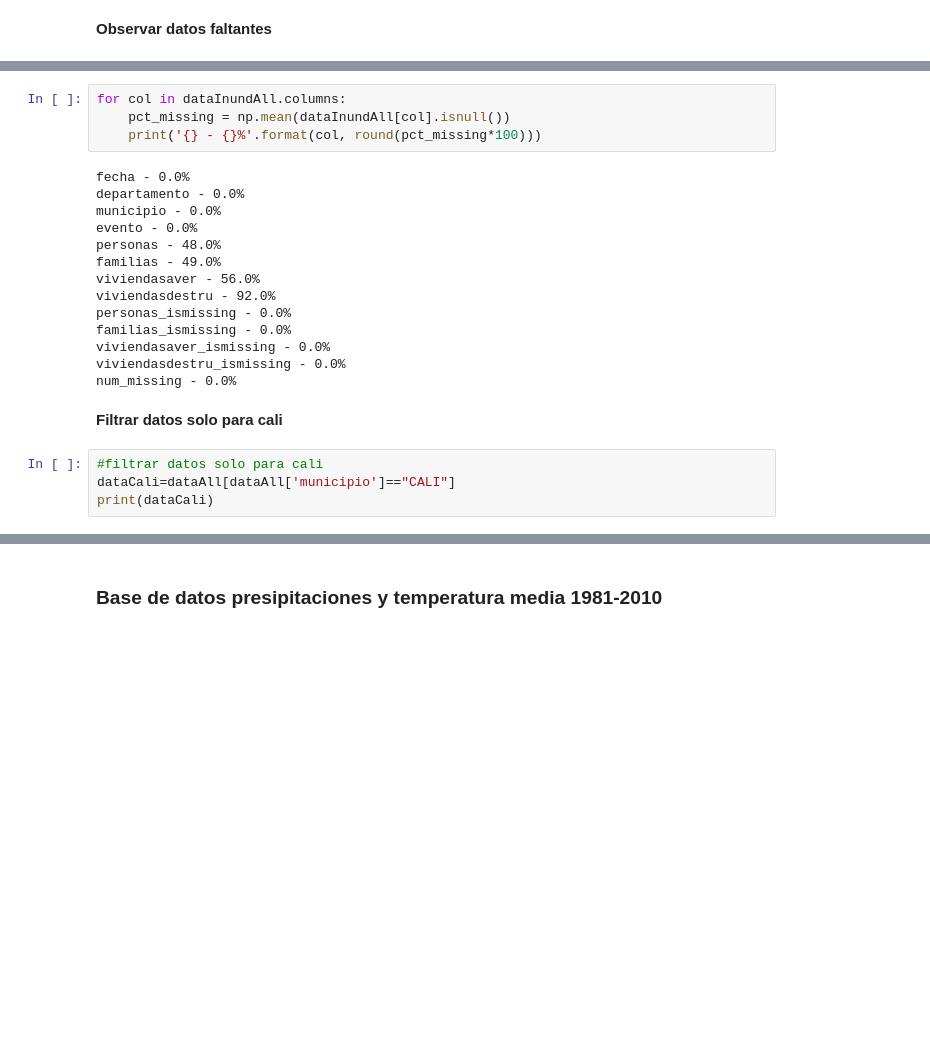
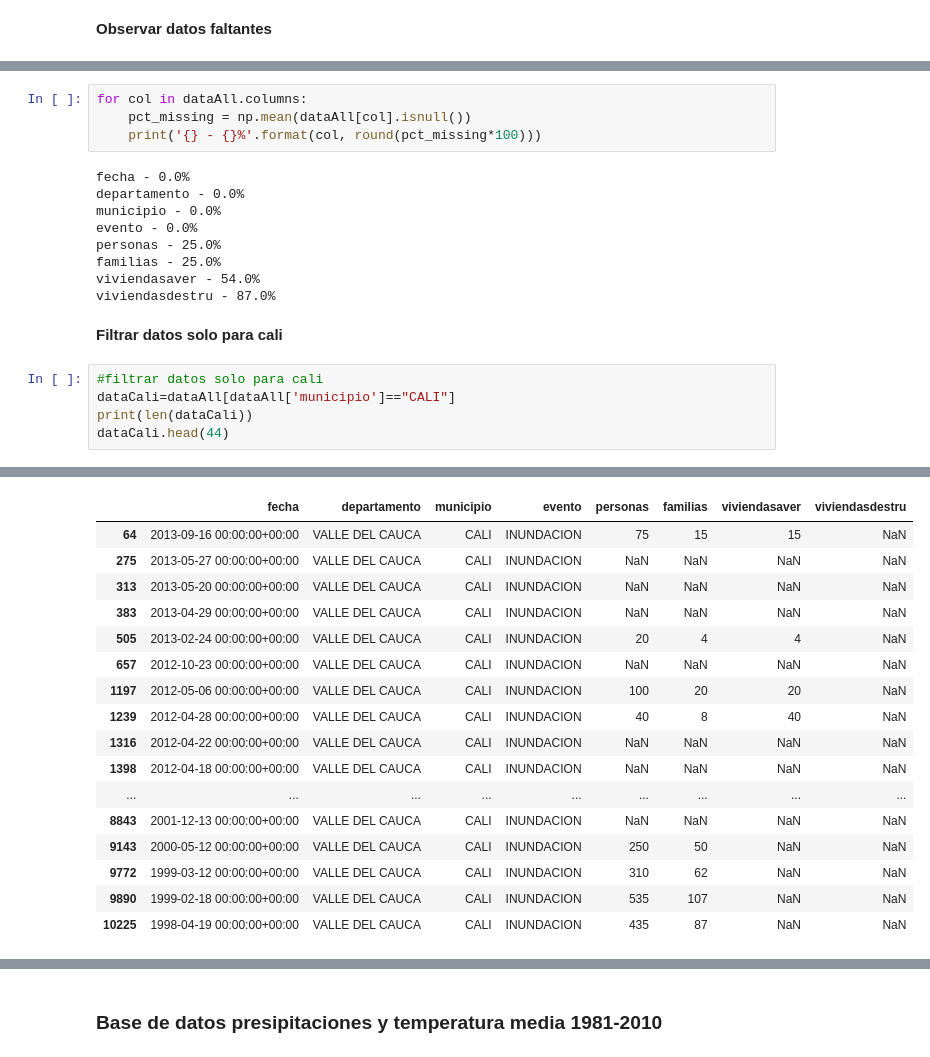
Before and after one commit to waltermayor/rescityUAO, a Jupyter notebook: PreprocesamientoDeDatos.ipynb, the cells around one changed output, grey strips where cells are left out. Cells and saved outputs as stored; diff of their text form; blank space fills up the shorter version.

```diff
--- a/PreprocesamientoDeDatos.ipynb
+++ b/PreprocesamientoDeDatos.ipynb
@@ -79,25 +79,21 @@ sns.heatmap(dataAll[cols].isnull(), cmap=sns.color_palette(colours))
 # %%
-for col in dataInundAll.columns:
-    pct_missing = np.mean(dataInundAll[col].isnull())
+for col in dataAll.columns:
+    pct_missing = np.mean(dataAll[col].isnull())
     print('{} - {}%'.format(col, round(pct_missing*100)))
 # %% [output]
 fecha - 0.0%
 departamento - 0.0%
 municipio - 0.0%
 evento - 0.0%
-personas - 48.0%
-familias - 49.0%
-viviendasaver - 56.0%
-viviendasdestru - 92.0%
-personas_ismissing - 0.0%
-familias_ismissing - 0.0%
-viviendasaver_ismissing - 0.0%
-viviendasdestru_ismissing - 0.0%
-num_missing - 0.0%
+personas - 25.0%
+familias - 25.0%
+viviendasaver - 54.0%
+viviendasdestru - 87.0%
 # %% [markdown]
 **Filtrar datos solo para cali**
 # %%
 #filtrar datos solo para cali
 dataCali=dataAll[dataAll['municipio']=="CALI"]
-print(dataCali)
+print(len(dataCali))
+dataCali.head(44)
 # %% [output]
@@ -121,0 +101,17 @@ print(dataCali)
+|  | fecha | departamento | municipio | evento | personas | familias | viviendasaver | viviendasdestru |
+| 64 | 2013-09-16 00:00:00+00:00 | VALLE DEL CAUCA | CALI | INUNDACION | 75 | 15 | 15 | NaN |
+| 275 | 2013-05-27 00:00:00+00:00 | VALLE DEL CAUCA | CALI | INUNDACION | NaN | NaN | NaN | NaN |
+| 313 | 2013-05-20 00:00:00+00:00 | VALLE DEL CAUCA | CALI | INUNDACION | NaN | NaN | NaN | NaN |
+| 383 | 2013-04-29 00:00:00+00:00 | VALLE DEL CAUCA | CALI | INUNDACION | NaN | NaN | NaN | NaN |
+| 505 | 2013-02-24 00:00:00+00:00 | VALLE DEL CAUCA | CALI | INUNDACION | 20 | 4 | 4 | NaN |
+| 657 | 2012-10-23 00:00:00+00:00 | VALLE DEL CAUCA | CALI | INUNDACION | NaN | NaN | NaN | NaN |
+| 1197 | 2012-05-06 00:00:00+00:00 | VALLE DEL CAUCA | CALI | INUNDACION | 100 | 20 | 20 | NaN |
+| 1239 | 2012-04-28 00:00:00+00:00 | VALLE DEL CAUCA | CALI | INUNDACION | 40 | 8 | 40 | NaN |
+| 1316 | 2012-04-22 00:00:00+00:00 | VALLE DEL CAUCA | CALI | INUNDACION | NaN | NaN | NaN | NaN |
+| 1398 | 2012-04-18 00:00:00+00:00 | VALLE DEL CAUCA | CALI | INUNDACION | NaN | NaN | NaN | NaN |
+| ... | ... | ... | ... | ... | ... | ... | ... | ... |
+| 8843 | 2001-12-13 00:00:00+00:00 | VALLE DEL CAUCA | CALI | INUNDACION | NaN | NaN | NaN | NaN |
+| 9143 | 2000-05-12 00:00:00+00:00 | VALLE DEL CAUCA | CALI | INUNDACION | 250 | 50 | NaN | NaN |
+| 9772 | 1999-03-12 00:00:00+00:00 | VALLE DEL CAUCA | CALI | INUNDACION | 310 | 62 | NaN | NaN |
+| 9890 | 1999-02-18 00:00:00+00:00 | VALLE DEL CAUCA | CALI | INUNDACION | 535 | 107 | NaN | NaN |
+| 10225 | 1998-04-19 00:00:00+00:00 | VALLE DEL CAUCA | CALI | INUNDACION | 435 | 87 | NaN | NaN |
```
Also changed, not shown: parts of 10 cells of this notebook.
